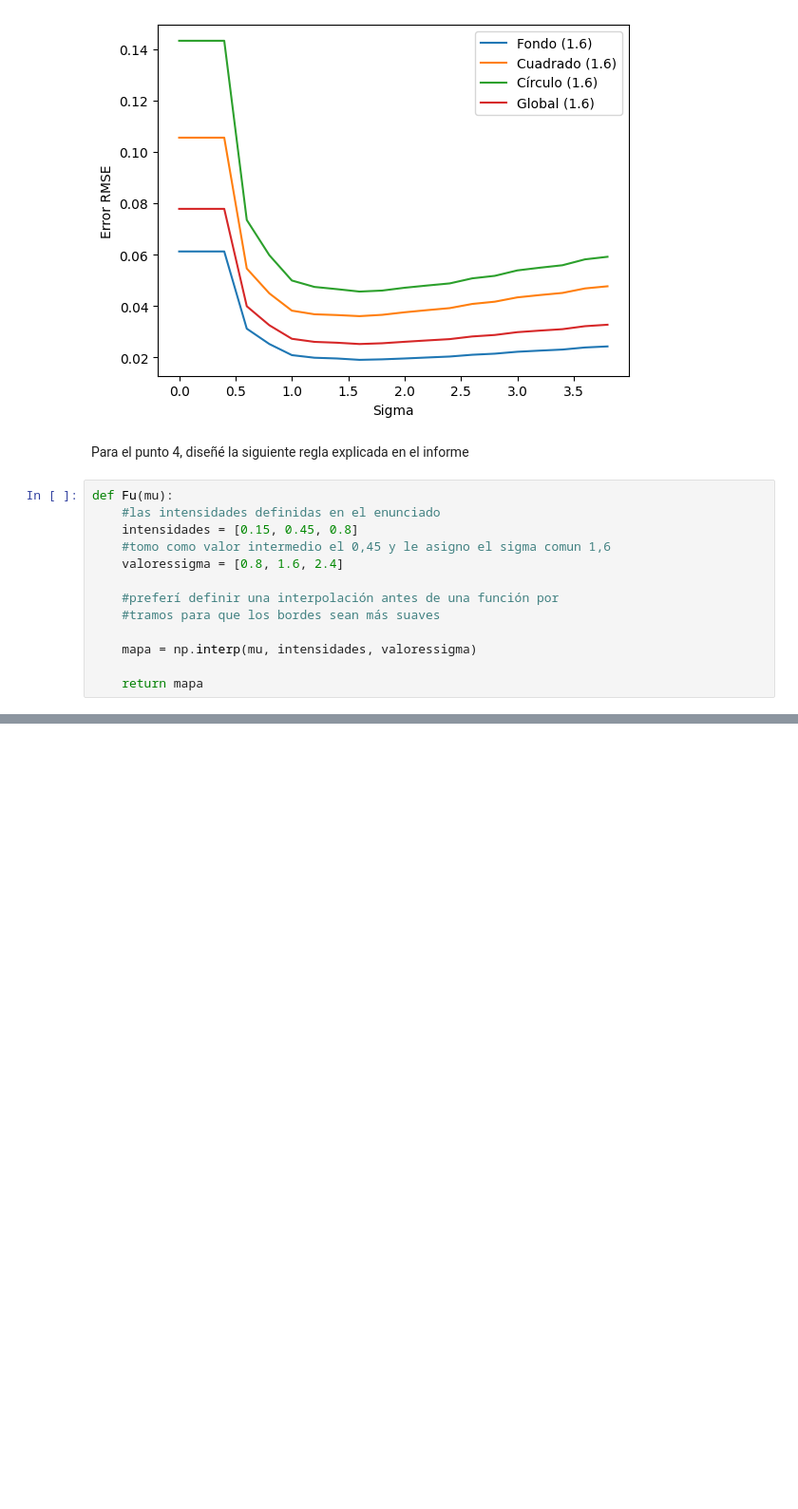
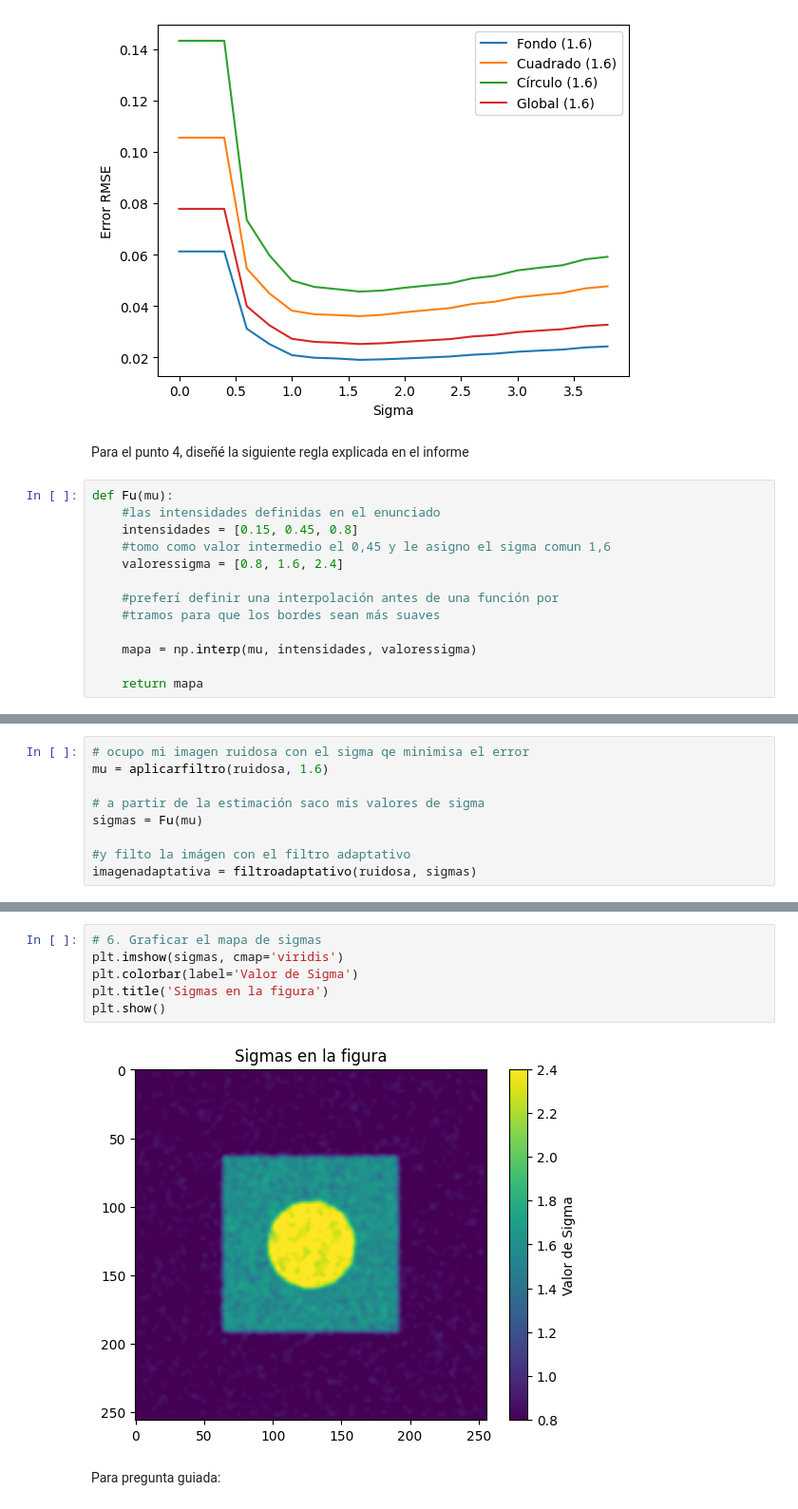
Before and after one commit to DanielaVidela/T2IEE2714, a Jupyter notebook: Pregunta1.ipynb, the cells around one changed output, grey strips where cells are left out. Shown at 95% size. Cells and saved outputs as stored; diff of their text form; blank space fills up the shorter version.

```diff
--- a/Pregunta1.ipynb
+++ b/Pregunta1.ipynb
@@ -176,0 +217,9 @@ Ahora para el punto 5
+# %%
+# ocupo mi imagen ruidosa con el sigma qe minimisa el error
+mu = aplicarfiltro(ruidosa, 1.6)
+
+# a partir de la estimación saco mis valores de sigma
+sigmas = Fu(mu)
+
+#y filto la imágen con el filtro adaptativo
+imagenadaptativa = filtroadaptativo(ruidosa, sigmas)
@@ -176,0 +246,10 @@ Ahora para el punto 5
+# %%
+# 6. Graficar el mapa de sigmas
+plt.imshow(sigmas, cmap='viridis')
+plt.colorbar(label='Valor de Sigma')
+plt.title('Sigmas en la figura')
+plt.show()
+# %% [output]
+[figure, added]
+# %% [markdown]
+Para pregunta guiada:
```
Also changed, not shown: parts of 4 cells of this notebook.
